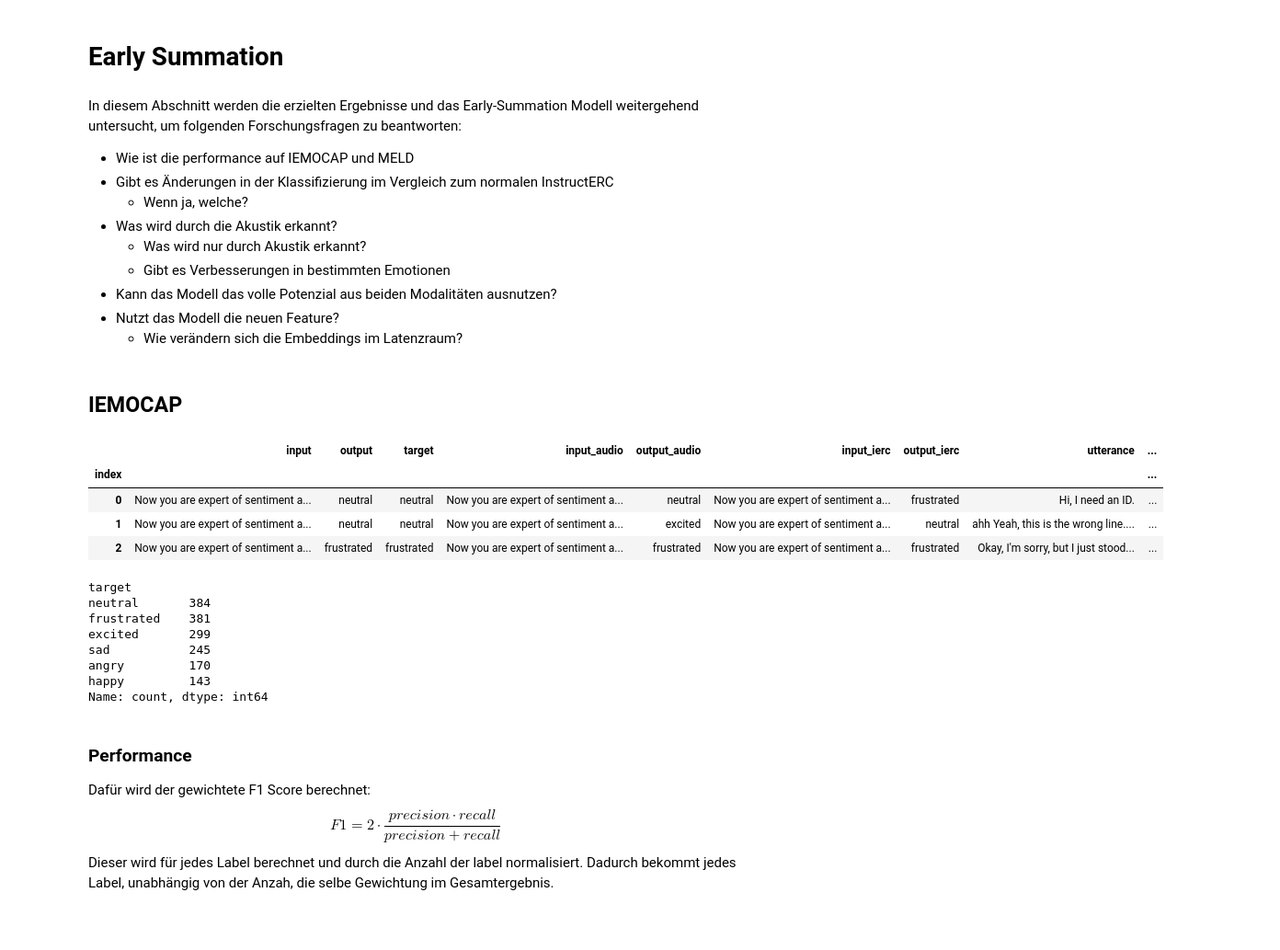
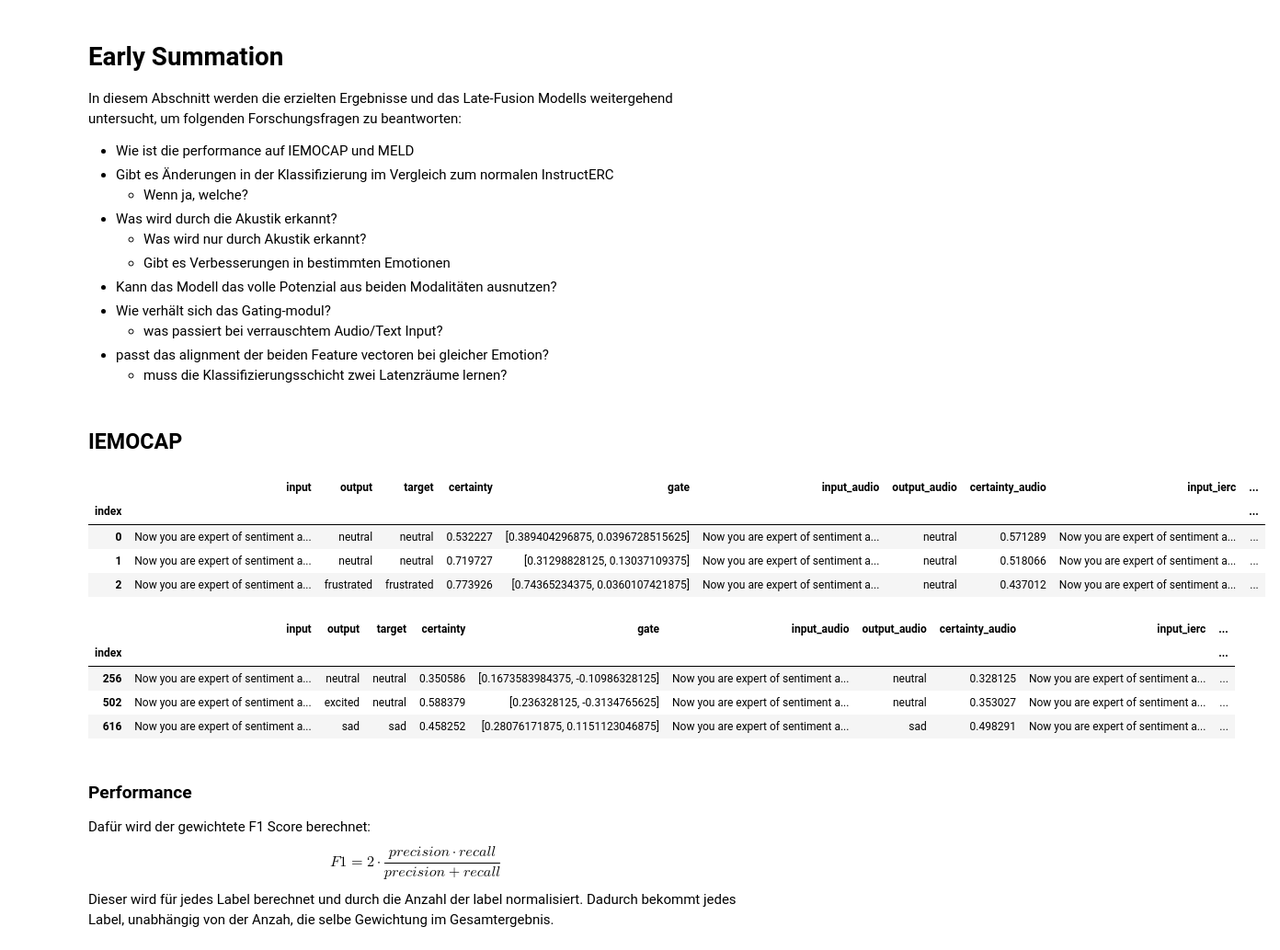
Before and after one commit to HenFo/Masterarbeit, a Jupyter notebook: analysis/mm_models/summation_iemocap.ipynb, the cells around one changed output. Shown at 92% size. Drawn from its saved outputs; the diff is of its cells as text; code cells hidden in the pictures; blank space fills up the shorter version.

Commit message:
update summation analysis

```diff
--- a/analysis/mm_models/summation_iemocap.ipynb
+++ b/analysis/mm_models/summation_iemocap.ipynb
@@ -10,16 +10,15 @@ import my_utils as utils
 import numpy as np
 import pandas as pd
 
-
 plt.rcParams["figure.figsize"] = (10, 12)
 plt.rcParams["figure.dpi"] = 96
 
-BASE_PATH = os.path.join("results", "early_concat")
+BASE_PATH = os.path.join("results", "early_sum")
 INSTRUCTERC_BASE_PATH = os.path.join("results", "InstructERC")
-# %% [markdown]
-# Early Summation
 # %% [markdown]
-In diesem Abschnitt werden die erzielten Ergebnisse und das Early-Summation Modell weitergehend untersucht, um folgenden Forschungsfragen zu beantworten:
+# Early Summation
+
+In diesem Abschnitt werden die erzielten Ergebnisse und das Late-Fusion Modells weitergehend untersucht, um folgenden Forschungsfragen zu beantworten:
 - Wie ist die performance auf IEMOCAP und MELD
 - Gibt es Änderungen in der Klassifizierung im Vergleich zum normalen InstructERC
   - Wenn ja, welche?
@@ -27,49 +26,51 @@ In diesem Abschnitt werden die erzielten Ergebnisse und das Early-Summation Mode
   - Was wird nur durch Akustik erkannt?
   - Gibt es Verbesserungen in bestimmten Emotionen
 - Kann das Modell das volle Potenzial aus beiden Modalitäten ausnutzen?
-- Nutzt das Modell die neuen Feature?
-  - Wie verändern sich die Embeddings im Latenzraum?
+- Wie verhält sich das Gating-modul?
+  - was passiert bei verrauschtem Audio/Text Input?
+- passt das alignment der beiden Feature vectoren bei gleicher Emotion?
+  - muss die Klassifizierungsschicht zwei Latenzräume lernen?
 # %% [markdown]
 ## IEMOCAP
 # %%
 DATASET = "IEMOCAP"
 
 
 def get_result_dataframe(dataset: str) -> pd.DataFrame:
-    normal_path = os.path.join(BASE_PATH, dataset, "preds_test_normal.json")
-    audio_path = os.path.join(BASE_PATH, dataset, "preds_test_audio_only.json")
+    normal_path = os.path.join(BASE_PATH, dataset, "preds_test.json")
+    audio_path = os.path.join(BASE_PATH, dataset, "preds_test_no_text.json")
+    text_path = os.path.join(BASE_PATH, dataset, "preds_test_no_audio.json")
 
     normal_df = utils.build_result_dataframe(normal_path)
     audio_df = utils.build_result_dataframe(audio_path)
+    text_df = utils.build_result_dataframe(text_path)
     ierc_df = utils.get_instructerc_results(INSTRUCTERC_BASE_PATH, dataset)
 
-    assert len(normal_df) == len(audio_df) == len(ierc_df)
+    assert len(normal_df) == len(audio_df) == len(ierc_df) == len(text_df)
 
-    results = utils.merge_result_dataframes([normal_df, audio_df, ierc_df], ["normal", "audio", "ierc"])
+    results = utils.merge_result_dataframes([normal_df, audio_df, ierc_df, text_df], ["normal", "audio", "ierc", "text"])
     results = utils.extract_dialogue_information(results)
 
     return results
 
 
 df = get_result_dataframe(DATASET)
 df.head(3)
 # %% [output]
-|  | input | output | target | input_audio | output_audio | input_ierc | output_ierc | utterance | ... |
-| index |  |  |  |  |  |  |  |  | ... |
-| 0 | Now you are expert of sentiment a... | neutral | neutral | Now you are expert of sentiment a... | neutral | Now you are expert of sentiment a... | frustrated | Hi, I need an ID. | ... |
-| 1 | Now you are expert of sentiment a... | neutral | neutral | Now you are expert of sentiment a... | excited | Now you are expert of sentiment a... | neutral | ahh Yeah, this is the wrong line.... | ... |
-| 2 | Now you are expert of sentiment a... | frustrated | frustrated | Now you are expert of sentiment a... | frustrated | Now you are expert of sentiment a... | frustrated | Okay, I'm sorry, but I just stood... | ... |
+|  | input | output | target | certainty | gate | input_audio | output_audio | certainty_audio | input_ierc | ... |
+| index |  |  |  |  |  |  |  |  |  | ... |
+| 0 | Now you are expert of sentiment a... | neutral | neutral | 0.532227 | [0.389404296875, 0.0396728515625] | Now you are expert of sentiment a... | neutral | 0.571289 | Now you are expert of sentiment a... | ... |
+| 1 | Now you are expert of sentiment a... | neutral | neutral | 0.719727 | [0.31298828125, 0.13037109375] | Now you are expert of sentiment a... | neutral | 0.518066 | Now you are expert of sentiment a... | ... |
+| 2 | Now you are expert of sentiment a... | frustrated | frustrated | 0.773926 | [0.74365234375, 0.0360107421875] | Now you are expert of sentiment a... | neutral | 0.437012 | Now you are expert of sentiment a... | ... |
-# %%
-df["target"].value_counts()
-# %% [output]
-target
-neutral       384
-frustrated    381
-excited       299
-sad           245
-angry         170
-happy         143
-Name: count, dtype: int64
+# %%
+df["output_ierc"].value_counts()
+df[df["output_ierc"].isin(["grateful", "embarrassed"])]
+# %% [output]
+|  | input | output | target | certainty | gate | input_audio | output_audio | certainty_audio | input_ierc | ... |
+| index |  |  |  |  |  |  |  |  |  | ... |
+| 256 | Now you are expert of sentiment a... | neutral | neutral | 0.350586 | [0.1673583984375, -0.10986328125] | Now you are expert of sentiment a... | neutral | 0.328125 | Now you are expert of sentiment a... | ... |
+| 502 | Now you are expert of sentiment a... | excited | neutral | 0.588379 | [0.236328125, -0.3134765625] | Now you are expert of sentiment a... | neutral | 0.353027 | Now you are expert of sentiment a... | ... |
+| 616 | Now you are expert of sentiment a... | sad | sad | 0.458252 | [0.28076171875, 0.1151123046875] | Now you are expert of sentiment a... | sad | 0.498291 | Now you are expert of sentiment a... | ... |
 # %% [markdown]
 ### Performance
 
```
Also changed, not shown: parts of 28 cells of this notebook, 3 other files.
